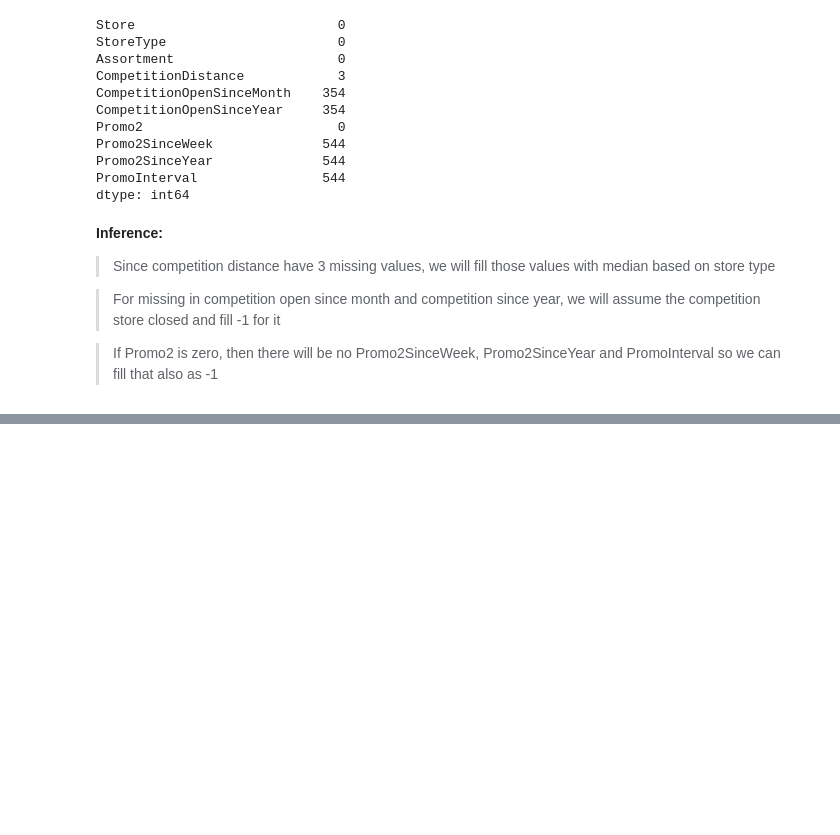
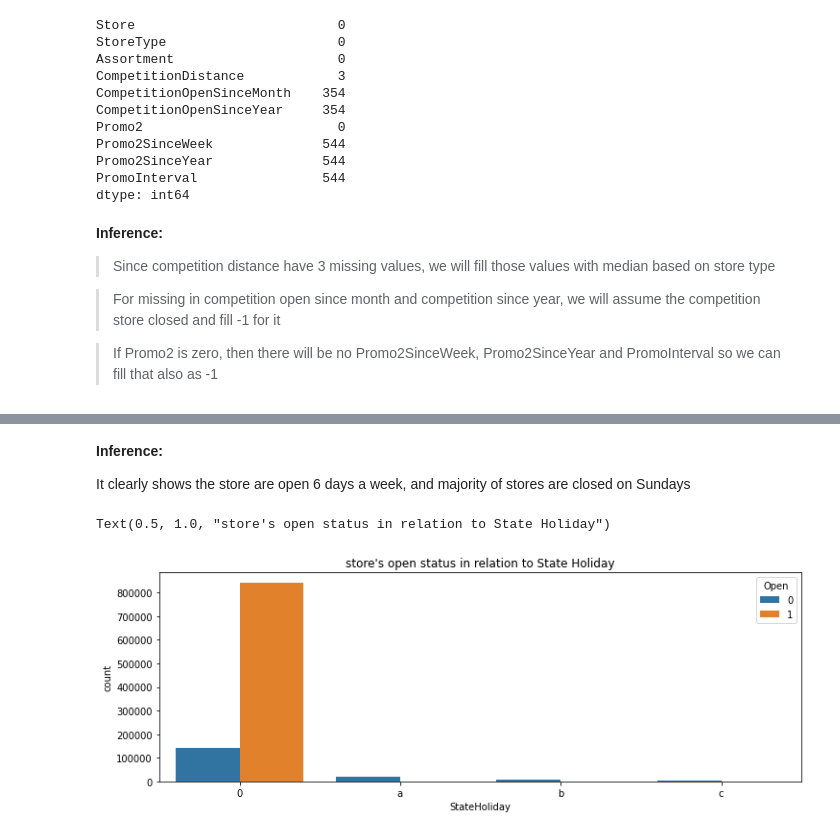
Before and after one commit to vak1997/Rossmann-Sales-Prediction, a Jupyter notebook: Rossmann_Sales_Prediction_Capstone_Project_2.ipynb, the cells around one changed output, grey strips where cells are left out. Cells and saved outputs as stored; diff of their text form; code cells hidden in the pictures; blank space fills up the shorter version.

```diff
--- a/Rossmann_Sales_Prediction_Capstone_Project_2.ipynb
+++ b/Rossmann_Sales_Prediction_Capstone_Project_2.ipynb
@@ -167,0 +350,13 @@ def fill_null(type1,store):
+# %% [markdown]
+**Inference:**
+
+It clearly shows the store are open 6 days a week, and majority of stores are closed on Sundays
+# %%
+#let's explore open in relation to State Holiday
+fig, (axis1) = plt.subplots(1,1,figsize=(12,4))
+# plot count plot for State Holiday Vs Store open
+sns.countplot(x='StateHoliday',hue='Open', data=ross_df, ax=axis1)
+plt.title("store's open status in relation to State Holiday")
+# %% [output]
+Text(0.5, 1.0, "store's open status in relation to State Holiday")
+[figure, added]
```
Also changed, not shown: parts of 34 cells of this notebook.
